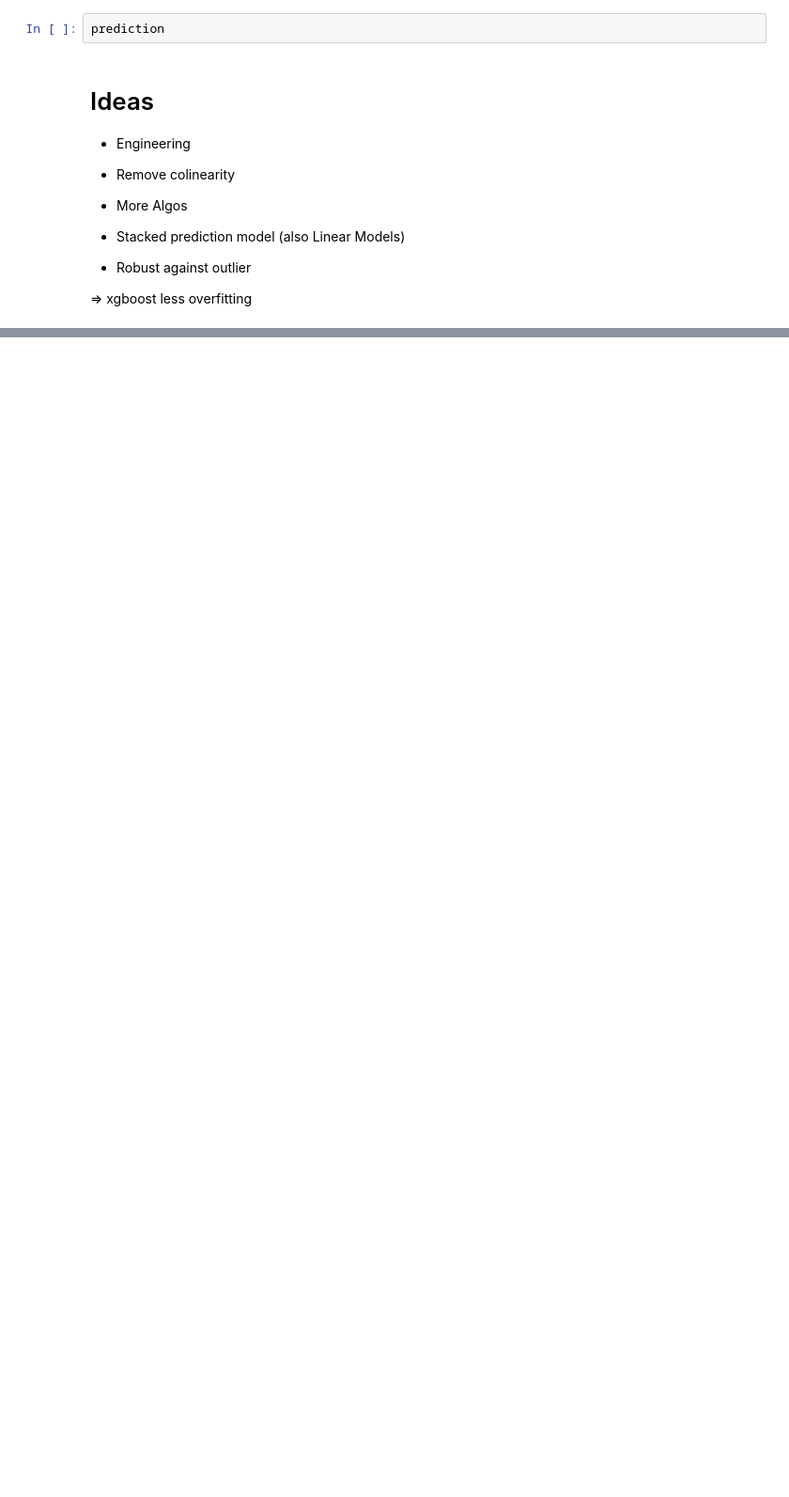
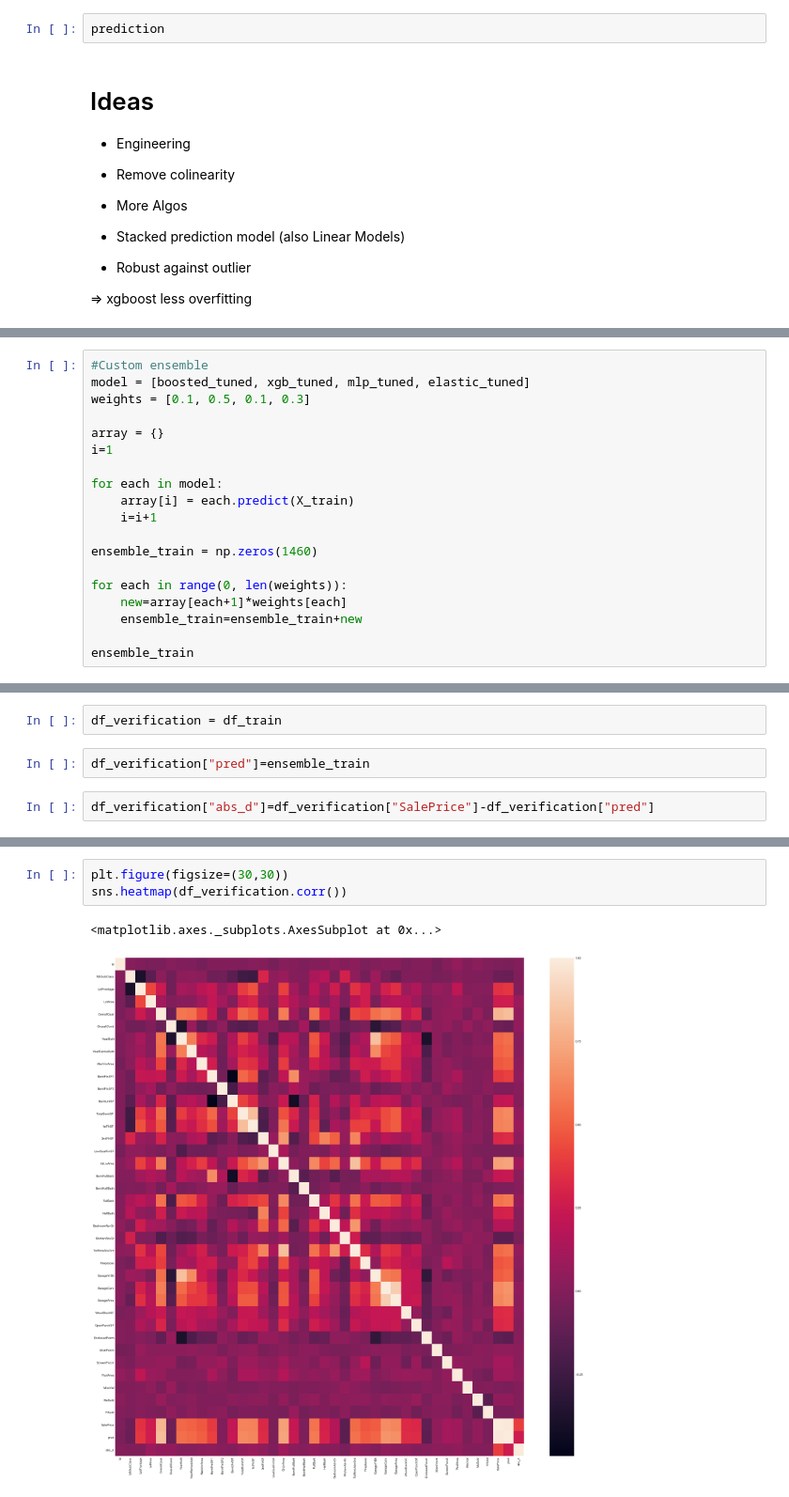
Before and after one commit to dpleus/HousingPrices, a Jupyter notebook: Housing Prices-v2.ipynb, the cells around one changed output, grey strips where cells are left out. Shown at 94% size. Drawn from its saved outputs; the diff is of its cells as text; blank space fills up the shorter version.

```diff
--- a/Housing Prices-v2.ipynb
+++ b/Housing Prices-v2.ipynb
@@ -702,0 +648,19 @@ df["diff"]=boost.predict(X_train)-y_train
+# %%
+#Custom ensemble
+model = [boosted_tuned, xgb_tuned, mlp_tuned, elastic_tuned]
+weights = [0.1, 0.5, 0.1, 0.3]
+
+array = {}
+i=1
+
+for each in model:
+    array[i] = each.predict(X_train)
+    i=i+1
+
+ensemble_train = np.zeros(1460)
+
+for each in range(0, len(weights)):
+    new=array[each+1]*weights[each]
+    ensemble_train=ensemble_train+new
+
+ensemble_train
@@ -702,0 +670,6 @@ df["diff"]=boost.predict(X_train)-y_train
+# %%
+df_verification = df_train
+# %%
+df_verification["pred"]=ensemble_train
+# %%
+df_verification["abs_d"]=df_verification["SalePrice"]-df_verification["pred"]
@@ -703 +687,7 @@ df["diff"]=boost.predict(X_train)-y_train
+# %%
+plt.figure(figsize=(30,30))
+sns.heatmap(df_verification.corr())
+# %% [output]
+<matplotlib.axes._subplots.AxesSubplot at 0x...>
+[figure, added]
 # %%
```
Also changed, not shown: parts of 94 cells of this notebook.
